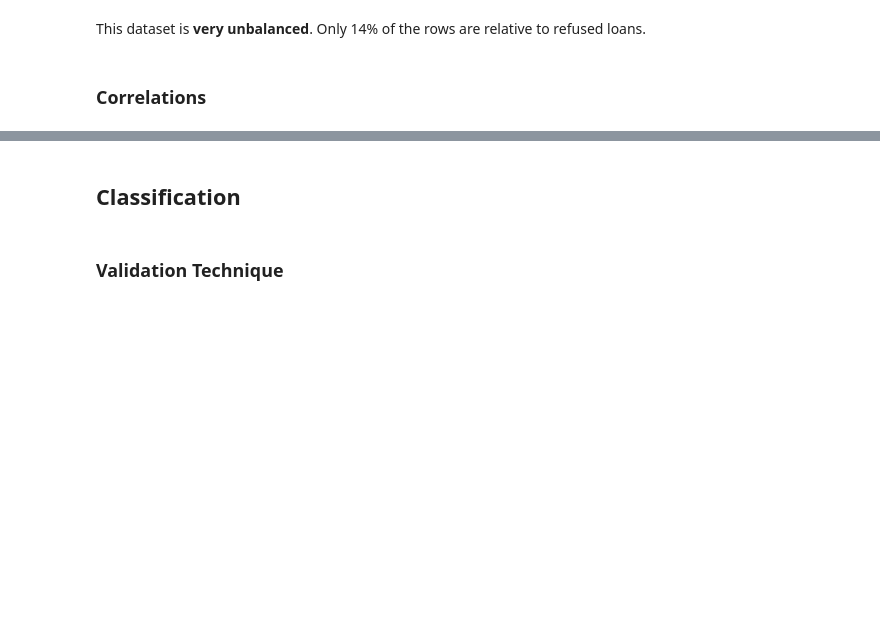
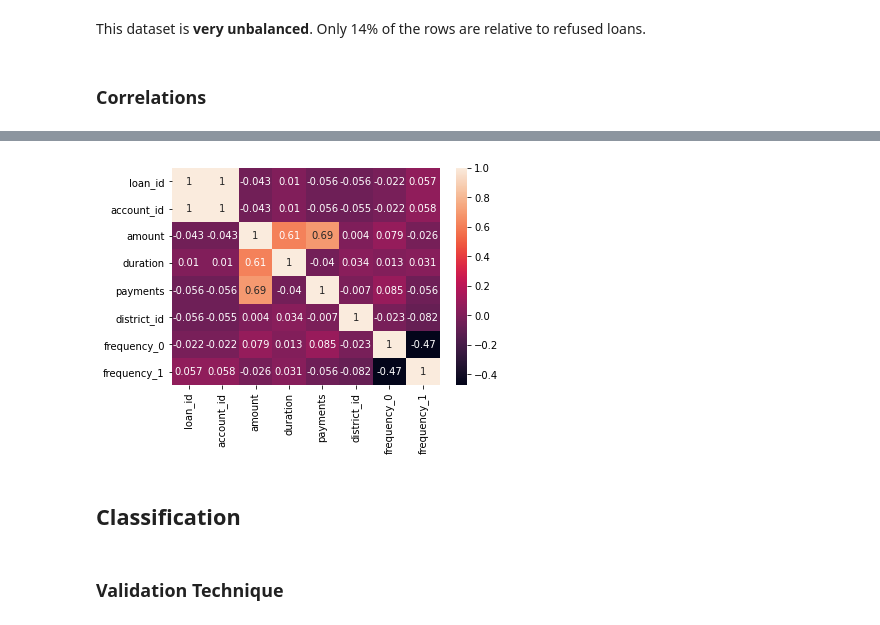
Before and after one commit to Diogogrosario/FEUP-AC, a Jupyter notebook: AC_proj.ipynb, the cells around one changed output, grey strips where cells are left out. Drawn from its saved outputs; the diff is of its cells as text; code cells hidden in the pictures; blank space fills up the shorter version.

```diff
--- a/AC_proj.ipynb
+++ b/AC_proj.ipynb
@@ -546,0 +622,3 @@ df_loans_accounts = df_loans
+# %%
+df_loans_accounts = pd.merge(df_loans, df_accounts, on="account_id", how="left")
+df_loans_accounts.head()
@@ -547,3 +632,8 @@ df_loans_accounts = df_loans
+# %%
+sb.heatmap(df_loans_accounts.corr(), annot=True)
+plt.show()
+# %% [output]
+[figure, added]
 # %% [markdown]
 ## Classification
 # %% [markdown]
```
Also changed, not shown: parts of 13 cells of this notebook.
